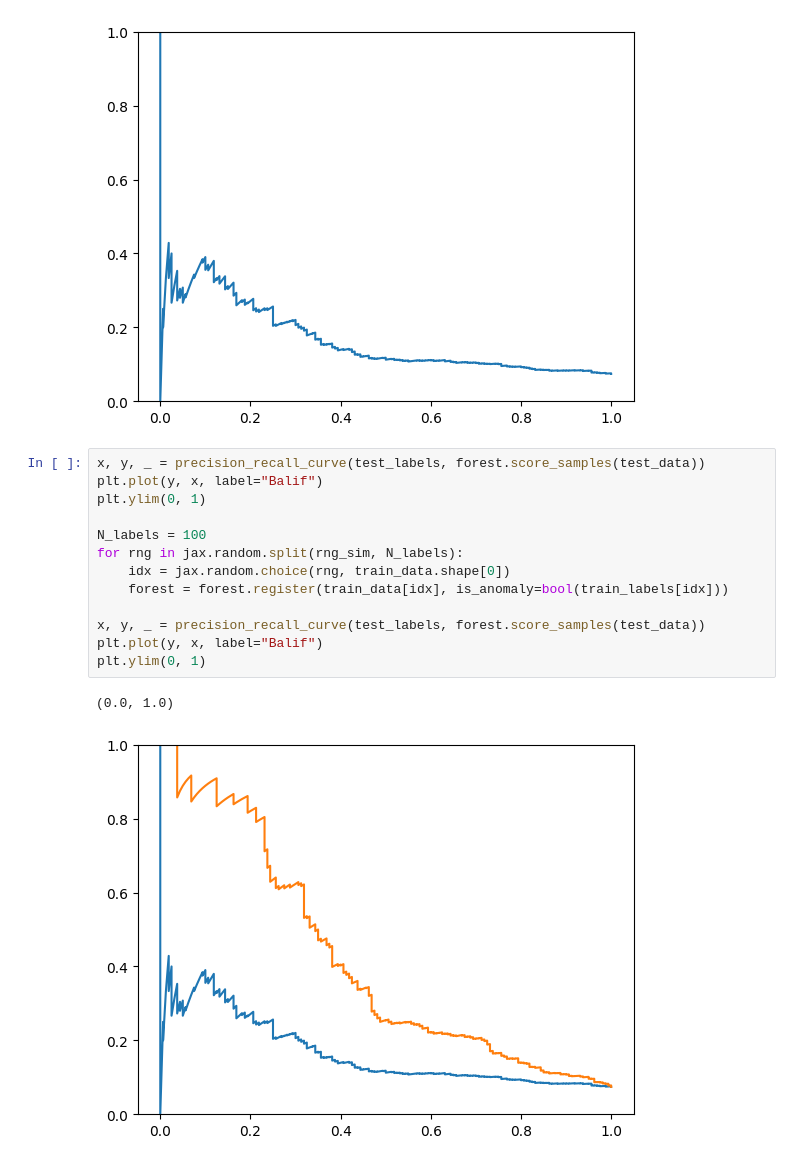
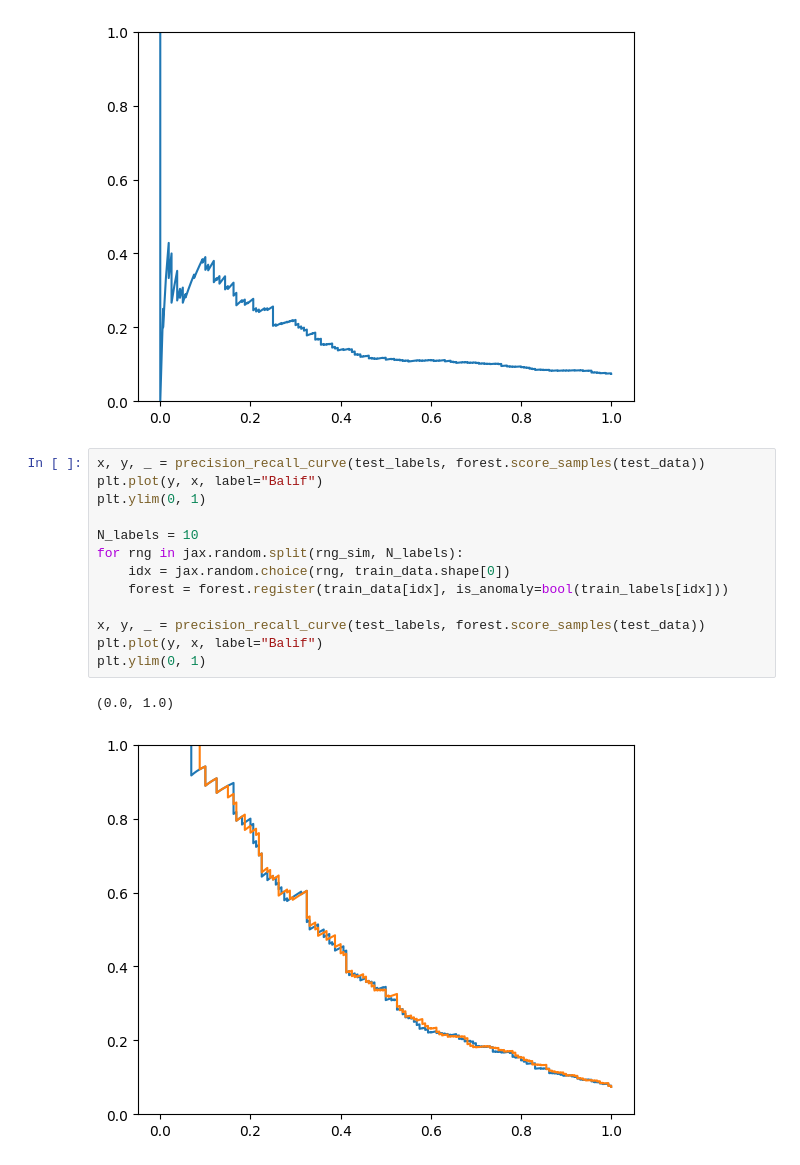
Before and after one commit to davidesartor/balif, a Jupyter notebook: jax/real data experiments.ipynb, the cells around one changed output. Saved outputs shown, nothing was run; the diff lists cells and outputs as text.

```diff
--- a/jax/real data experiments.ipynb
+++ b/jax/real data experiments.ipynb
@@ -34,19 +34,19 @@ plt.ylim(0, 1)
 # %%
 x, y, _ = precision_recall_curve(test_labels, forest.score_samples(test_data))
 plt.plot(y, x, label="Balif")
 plt.ylim(0, 1)
 
-N_labels = 100
+N_labels = 10
 for rng in jax.random.split(rng_sim, N_labels):
     idx = jax.random.choice(rng, train_data.shape[0])
     forest = forest.register(train_data[idx], is_anomaly=bool(train_labels[idx]))
 
 x, y, _ = precision_recall_curve(test_labels, forest.score_samples(test_data))
 plt.plot(y, x, label="Balif")
 plt.ylim(0, 1)
 # %% [output]
 (0.0, 1.0)
-[figure, old version]
+[figure, new version]
 # %%
 from sklearn.ensemble import RandomForestClassifier
 clf = RandomForestClassifier(n_estimators=128, random_state=42)
```
Also changed, not shown: parts of 1 cell of this notebook, 2 other files.
